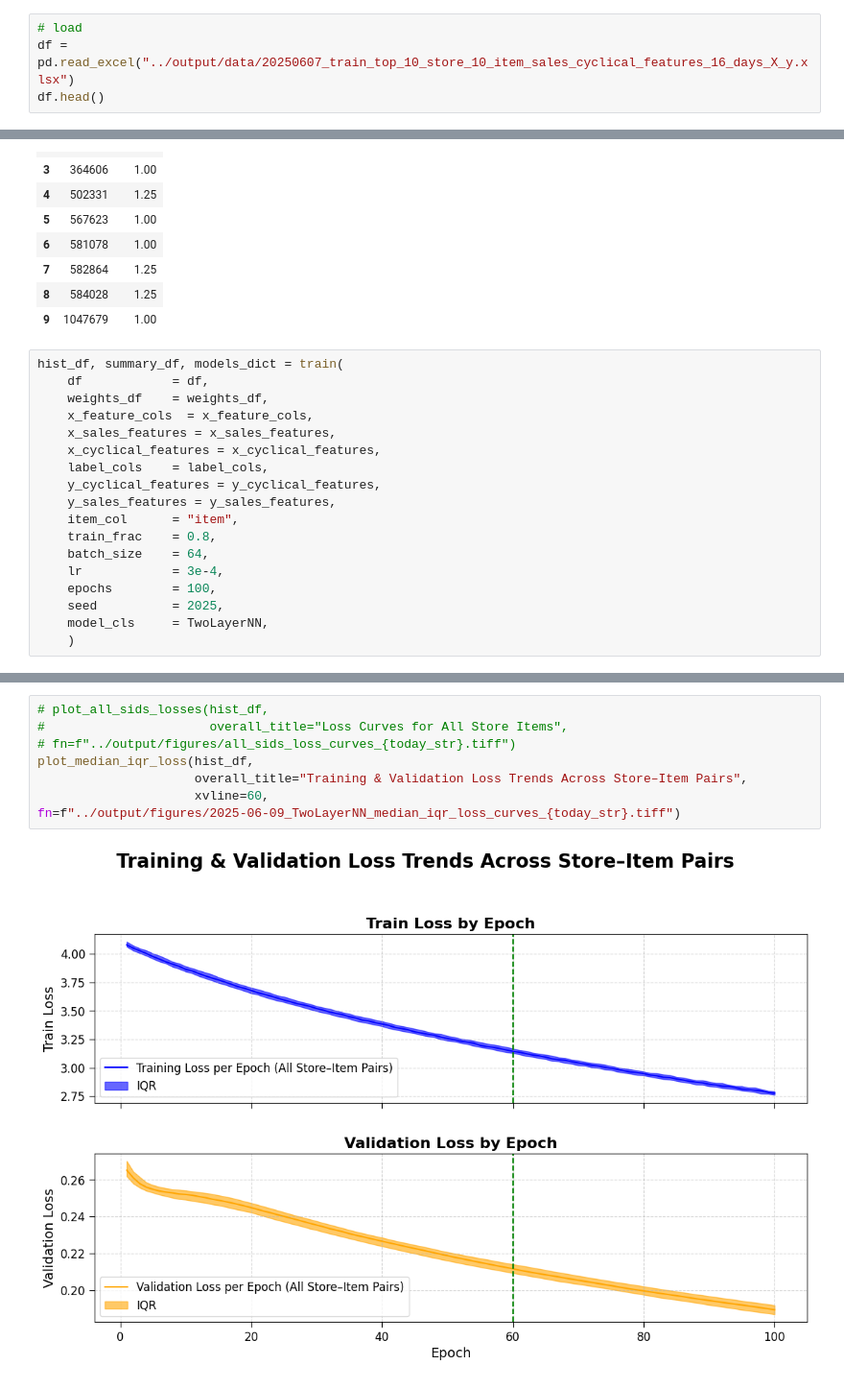
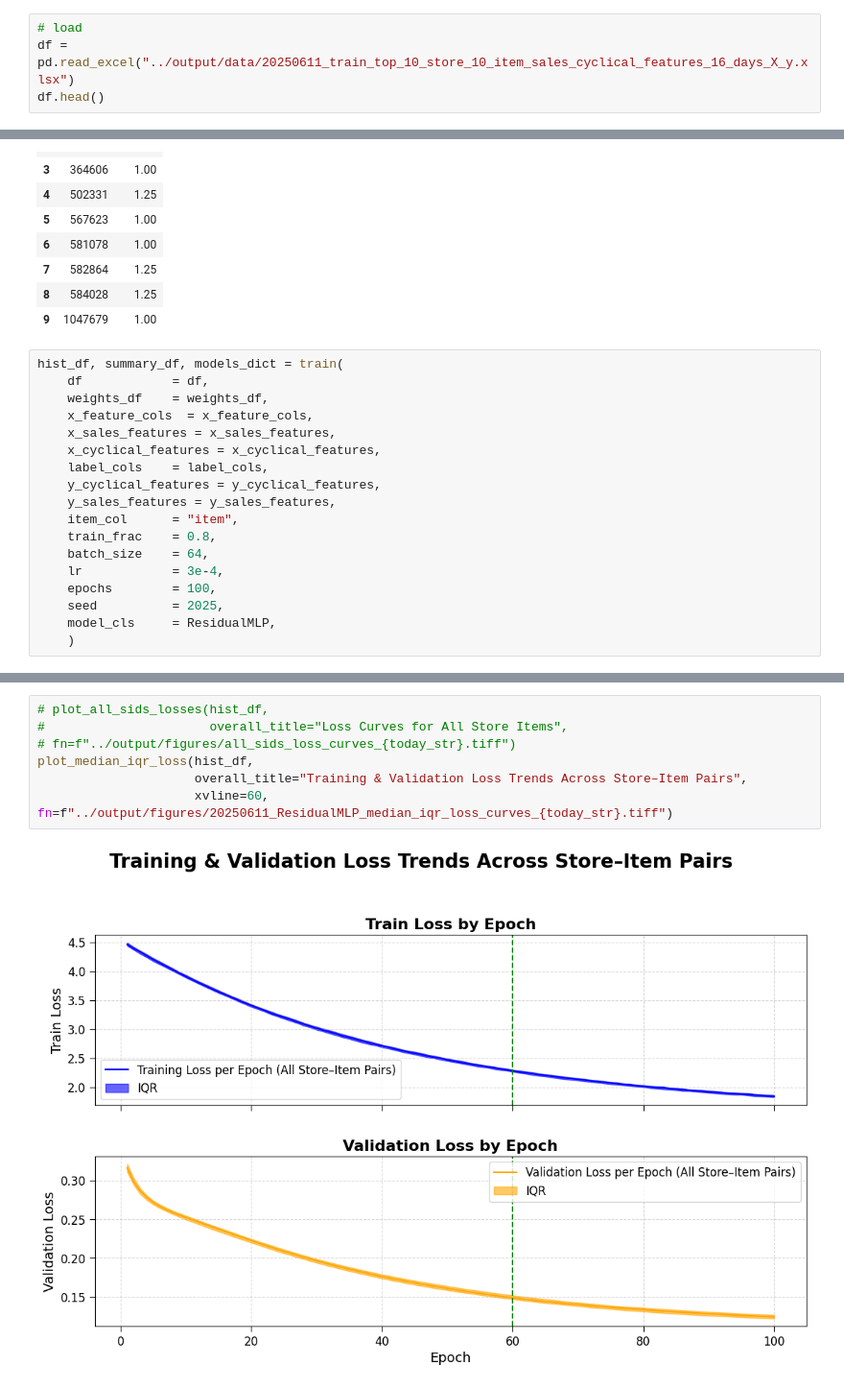
Before and after one commit to ygrepo/kaggle_favorita_grocery_sales_forecasting, a Jupyter notebook: notebook/training.ipynb, the cells around one changed output, grey strips where cells are left out. Shown at 96% size. Saved outputs shown, nothing was run; the diff lists cells and outputs as text.

```diff
--- a/notebook/training.ipynb
+++ b/notebook/training.ipynb
@@ -24,5 +21,5 @@ today_str
 # %%
 # load
-df = pd.read_excel("../output/data/20250607_train_top_10_store_10_item_sales_cyclical_features_16_days_X_y.xlsx")
+df = pd.read_excel("../output/data/20250611_train_top_10_store_10_item_sales_cyclical_features_16_days_X_y.xlsx")
 df.head()
 # %% [output]
@@ -117,6 +114,6 @@ hist_df, summary_df, models_dict = train(
     lr            = 3e-4,
     epochs        = 100,
     seed          = 2025,
-    model_cls     = TwoLayerNN,
+    model_cls     = ResidualMLP,
     )
 # %% [output]
@@ -347,13 +344,13 @@ plot_final_percent_mav_per_sid(summary_df, title="Train/Validation %MAV for Each
 # %%
 # plot_all_sids_losses(hist_df,
 #                      overall_title="Loss Curves for All Store Items",
 # fn=f"../output/figures/all_sids_loss_curves_{today_str}.tiff")
 plot_median_iqr_loss(hist_df,
                      overall_title="Training & Validation Loss Trends Across Store–Item Pairs",
                      xvline=60,
-fn=f"../output/figures/2025-06-09_TwoLayerNN_median_iqr_loss_curves_{today_str}.tiff")
+fn=f"../output/figures/20250611_ResidualMLP_median_iqr_loss_curves_{today_str}.tiff")
 # %% [output]
-[figure, old version]
+[figure, new version]
 # %%
 # to plot a single sid:
 sid = "50_114790"
```
Also changed, not shown: parts of 14 cells of this notebook, 4 other files.
